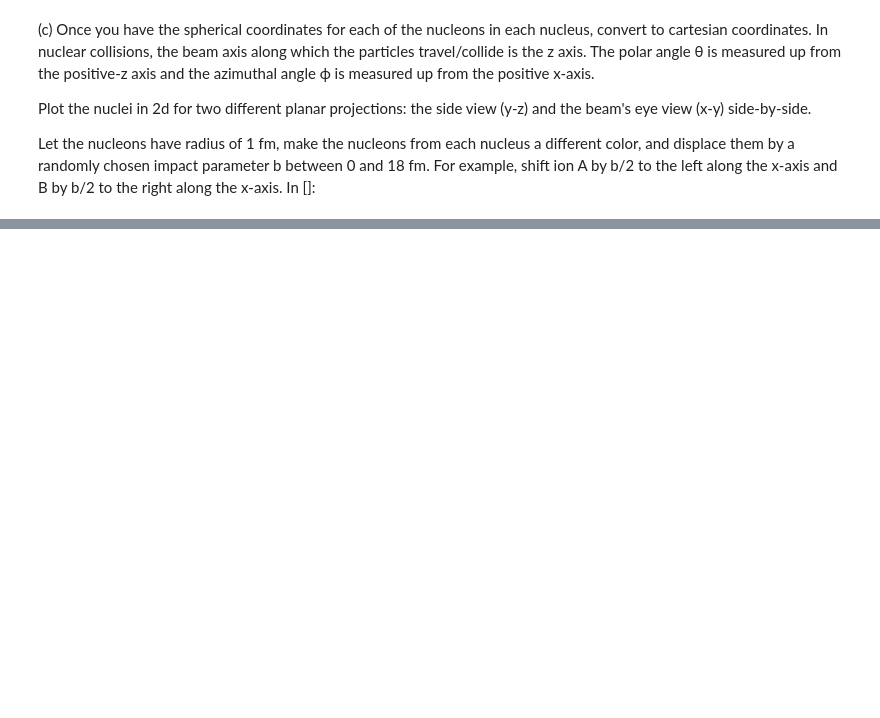
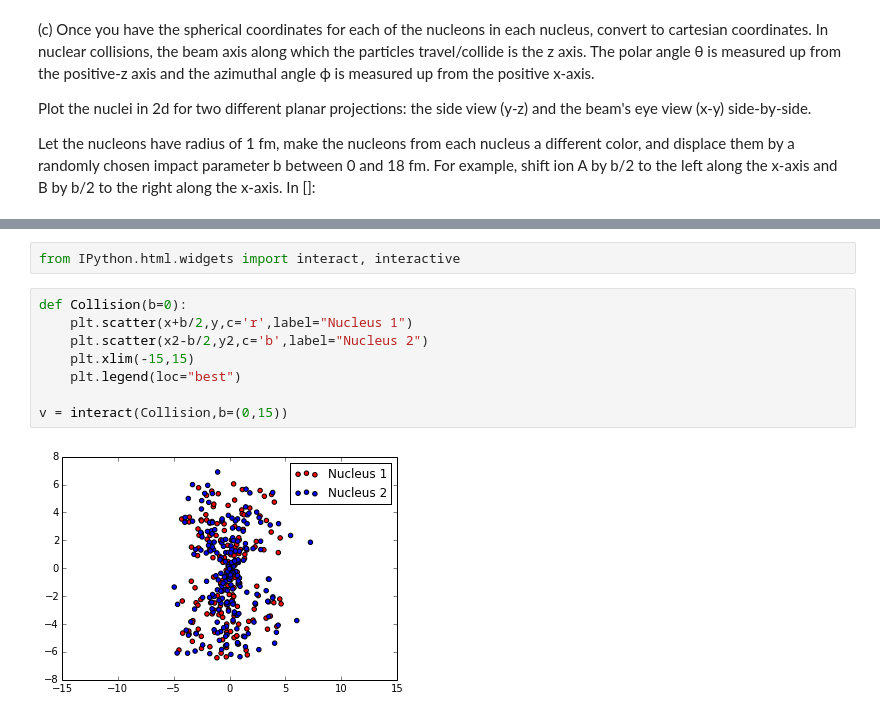
Before and after one commit to jpizagui/PHYS202-S14, a Jupyter notebook: SciPy/RandomAndMCExercises.ipynb, the cells around one changed output, grey strips where cells are left out. Drawn from its saved outputs; the diff is of its cells as text; blank space fills up the shorter version.

```diff
--- a/SciPy/RandomAndMCExercises.ipynb
+++ b/SciPy/RandomAndMCExercises.ipynb
@@ -239,0 +264,12 @@ plt.legend(loc="best")
+# %%
+from IPython.html.widgets import interact, interactive
+# %%
+def Collision(b=0):
+    plt.scatter(x+b/2,y,c='r',label="Nucleus 1")
+    plt.scatter(x2-b/2,y2,c='b',label="Nucleus 2")
+    plt.xlim(-15,15)
+    plt.legend(loc="best")
+
+v = interact(Collision,b=(0,15))
+# %% [output]
+[figure, added]
```
Also changed, not shown: parts of 11 cells of this notebook.
